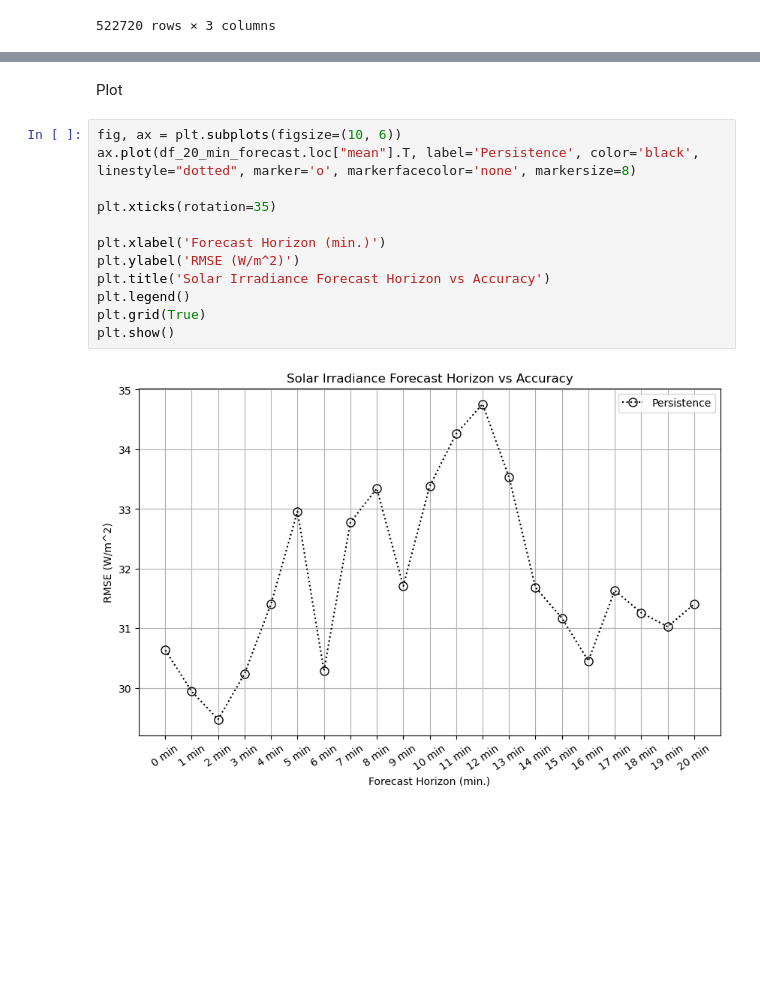
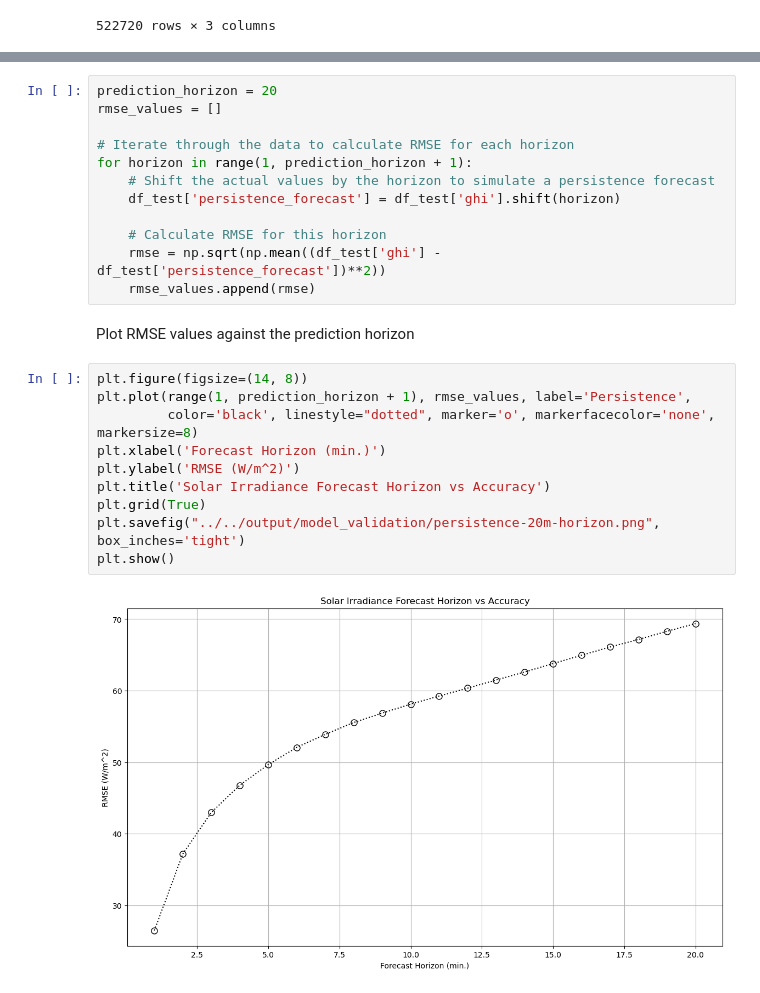
Before and after one commit to Adamouization/Solar-Irradiance-Forecasting, a Jupyter notebook: src/notebooks/1_Persistence.ipynb, the cells around one changed output, grey strips where cells are left out. Drawn from its saved outputs; the diff is of its cells as text; blank space fills up the shorter version.

Commit message:
Correct persistence on 20m horizon

```diff
--- a/src/notebooks/1_Persistence.ipynb
+++ b/src/notebooks/1_Persistence.ipynb
@@ -108,16 +73,26 @@ See the caveats in the documentation: https://pandas.pydata.org/pandas-docs/stab
-# %% [markdown]
-Plot
-# %%
-fig, ax = plt.subplots(figsize=(10, 6))
-ax.plot(df_20_min_forecast.loc["mean"].T, label='Persistence', color='black', linestyle="dotted", marker='o', markerfacecolor='none', markersize=8)
-
-plt.xticks(rotation=35)
-
-plt.xlabel('Forecast Horizon (min.)')
-plt.ylabel('RMSE (W/m^2)')
-plt.title('Solar Irradiance Forecast Horizon vs Accuracy')
-plt.legend()
-plt.grid(True)
-plt.show()
-# %% [output]
-[figure, removed]
+# %%
+prediction_horizon = 20
+rmse_values = []
+
+# Iterate through the data to calculate RMSE for each horizon
+for horizon in range(1, prediction_horizon + 1):
+    # Shift the actual values by the horizon to simulate a persistence forecast
+    df_test['persistence_forecast'] = df_test['ghi'].shift(horizon)
+
+    # Calculate RMSE for this horizon
+    rmse = np.sqrt(np.mean((df_test['ghi'] - df_test['persistence_forecast'])**2))
+    rmse_values.append(rmse)
+# %% [markdown]
+Plot RMSE values against the prediction horizon
+# %%
+plt.figure(figsize=(14, 8))
+plt.plot(range(1, prediction_horizon + 1), rmse_values, label='Persistence',
+         color='black', linestyle="dotted", marker='o', markerfacecolor='none', markersize=8)
+plt.xlabel('Forecast Horizon (min.)')
+plt.ylabel('RMSE (W/m^2)')
+plt.title('Solar Irradiance Forecast Horizon vs Accuracy')
+plt.grid(True)
+plt.savefig("../../output/model_validation/persistence-20m-horizon.png", box_inches='tight')
+plt.show()
+# %% [output]
+[figure, added]
```
Also changed, not shown: parts of 1 cell of this notebook, 1 other file.
